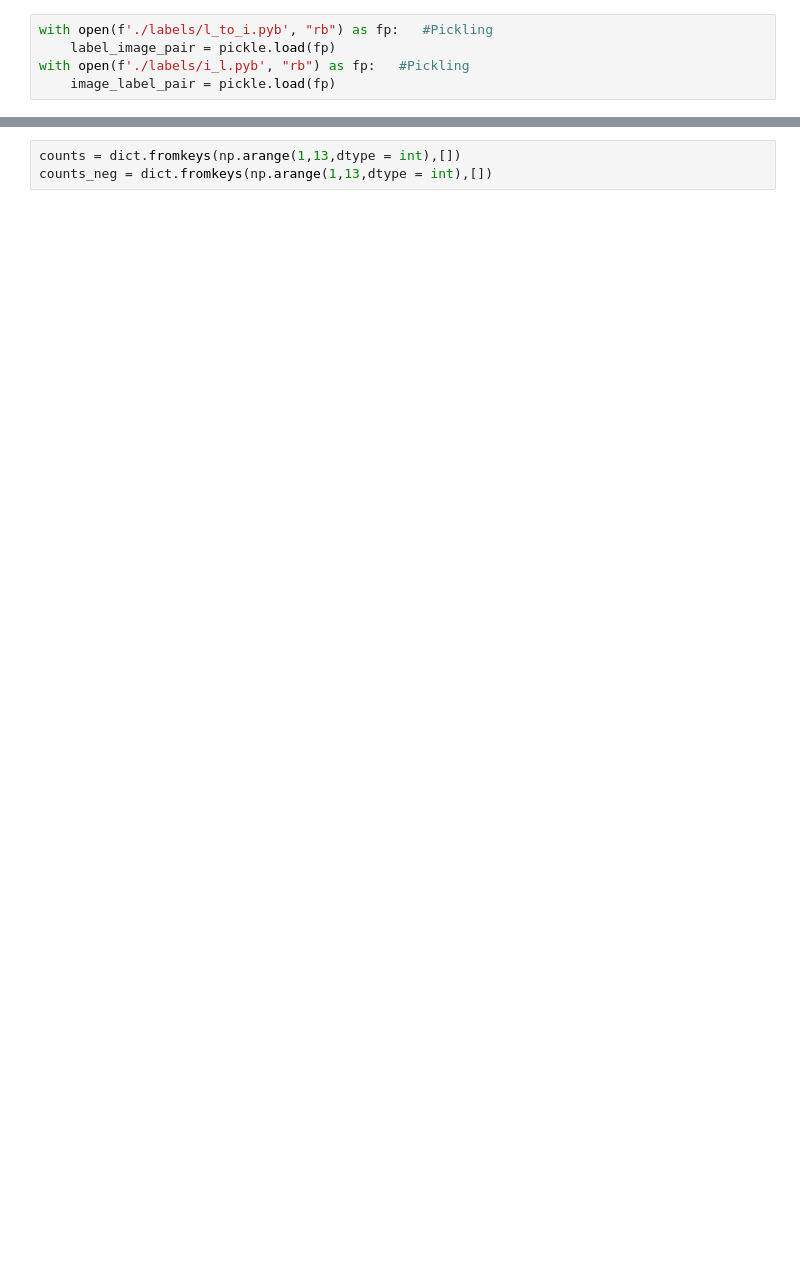
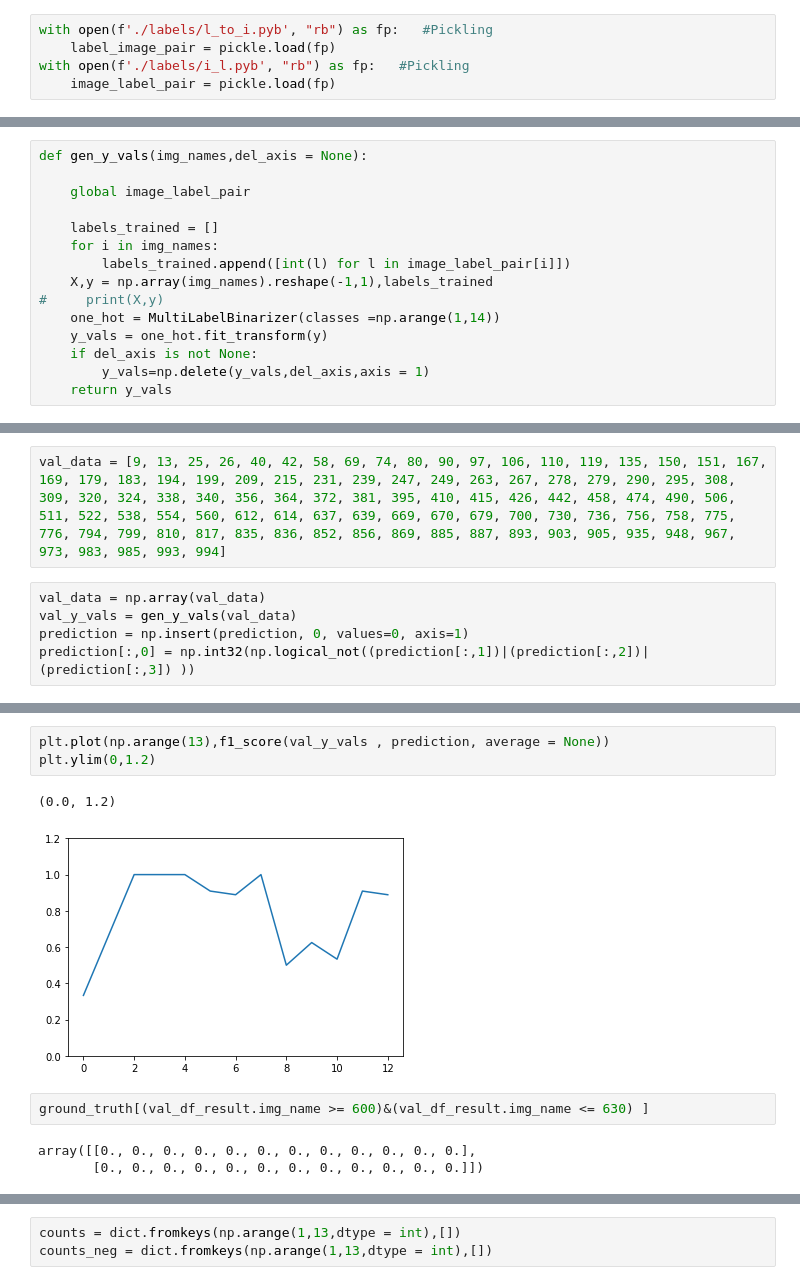
Before and after one commit to vaishnavJa/Multi_Label_optical_Segmentation, a Jupyter notebook: result_analysis.ipynb, the cells around one changed output, grey strips where cells are left out. Saved outputs shown, nothing was run; the diff lists cells and outputs as text; blank space fills up the shorter version.

```diff
--- a/result_analysis.ipynb
+++ b/result_analysis.ipynb
@@ -164,0 +224,15 @@ ground_truth = np.concatenate([np.atleast_2d(a) for a in np.array(ground_truth)]
+# %%
+def gen_y_vals(img_names,del_axis = None):
+
+    global image_label_pair
+
+    labels_trained = []
+    for i in img_names:
+        labels_trained.append([int(l) for l in image_label_pair[i]])
+    X,y = np.array(img_names).reshape(-1,1),labels_trained
+#     print(X,y)
+    one_hot = MultiLabelBinarizer(classes =np.arange(1,14))
+    y_vals = one_hot.fit_transform(y)
+    if del_axis is not None:
+        y_vals=np.delete(y_vals,del_axis,axis = 1)
+    return y_vals
@@ -164,0 +241,7 @@ ground_truth = np.concatenate([np.atleast_2d(a) for a in np.array(ground_truth)]
+# %%
+val_data = [9, 13, 25, 26, 40, 42, 58, 69, 74, 80, 90, 97, 106, 110, 119, 135, 150, 151, 167, 169, 179, 183, 194, 199, 209, 215, 231, 239, 247, 249, 263, 267, 278, 279, 290, 295, 308, 309, 320, 324, 338, 340, 356, 364, 372, 381, 395, 410, 415, 426, 442, 458, 474, 490, 506, 511, 522, 538, 554, 560, 612, 614, 637, 639, 669, 670, 679, 700, 730, 736, 756, 758, 775, 776, 794, 799, 810, 817, 835, 836, 852, 856, 869, 885, 887, 893, 903, 905, 935, 948, 967, 973, 983, 985, 993, 994]
+# %%
+val_data = np.array(val_data)
+val_y_vals = gen_y_vals(val_data)
+prediction = np.insert(prediction, 0, values=0, axis=1)
+prediction[:,0] = np.int32(np.logical_not((prediction[:,1])|(prediction[:,2])|(prediction[:,3]) ))
@@ -164,0 +252,11 @@ ground_truth = np.concatenate([np.atleast_2d(a) for a in np.array(ground_truth)]
+# %%
+plt.plot(np.arange(13),f1_score(val_y_vals , prediction, average = None))
+plt.ylim(0,1.2)
+# %% [output]
+(0.0, 1.2)
+[figure, added]
+# %%
+ground_truth[(val_df_result.img_name >= 600)&(val_df_result.img_name <= 630) ]
+# %% [output]
+array([[0., 0., 0., 0., 0., 0., 0., 0., 0., 0., 0., 0.],
+       [0., 0., 0., 0., 0., 0., 0., 0., 0., 0., 0., 0.]])
```
Also changed, not shown: parts of 25 cells of this notebook, 20 other files.
